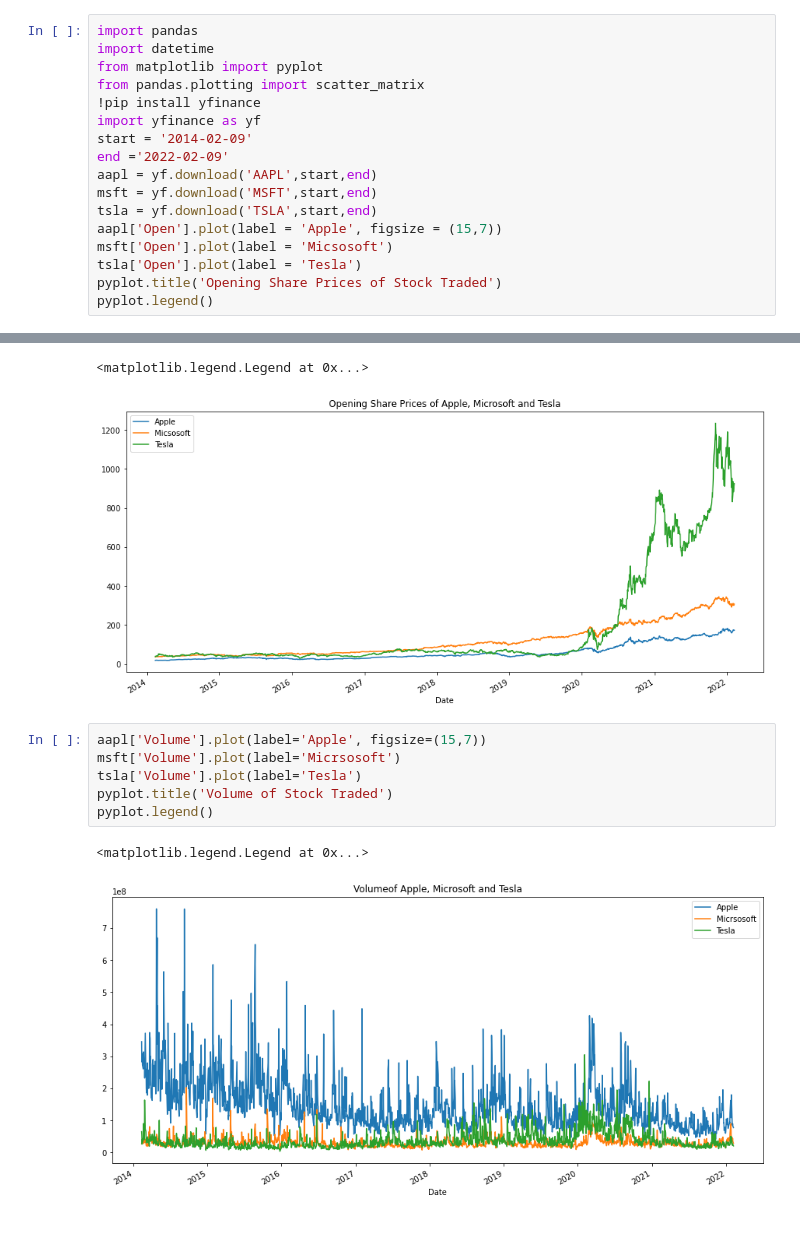
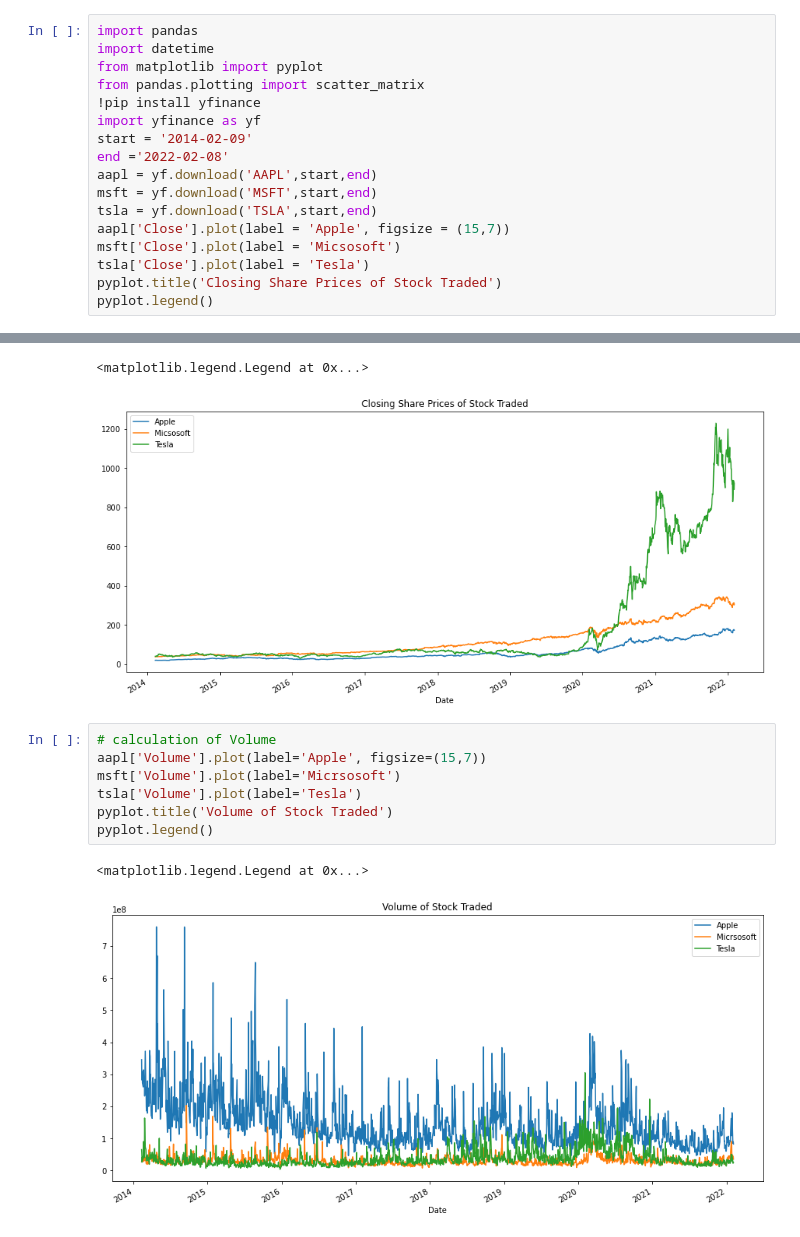
Before and after one commit to mahmudml/Finance, a Jupyter notebook: stock-apple et al.ipynb, the cells around one changed output, grey strips where cells are left out. Saved outputs shown, nothing was run; the diff lists cells and outputs as text.

```diff
--- a/stock-apple et al.ipynb
+++ b/stock-apple et al.ipynb
@@ -6,14 +6,14 @@ from pandas.plotting import scatter_matrix
 !pip install yfinance
 import yfinance as yf
 start = '2014-02-09'
-end ='2022-02-09'
+end ='2022-02-08'
 aapl = yf.download('AAPL',start,end)
 msft = yf.download('MSFT',start,end)
 tsla = yf.download('TSLA',start,end)
-aapl['Open'].plot(label = 'Apple', figsize = (15,7))
-msft['Open'].plot(label = 'Micsosoft')
-tsla['Open'].plot(label = 'Tesla')
-pyplot.title('Opening Share Prices of Stock Traded')
+aapl['Close'].plot(label = 'Apple', figsize = (15,7))
+msft['Close'].plot(label = 'Micsosoft')
+tsla['Close'].plot(label = 'Tesla')
+pyplot.title('Closing Share Prices of Stock Traded')
 pyplot.legend()
 # %% [output]
 Requirement already satisfied: yfinance in /home/mahmud/anaconda3/lib/python3.9/site-packages (0.1.70)
@@ -31,10 +31,11 @@ Requirement already satisfied: certifi>=2017.4.17 in /home/mahmud/anaconda3/lib/
 Requirement already satisfied: six>=1.5 in /home/mahmud/anaconda3/lib/python3.9/site-packages (from python-dateutil>=2.7.3->pandas>=0.24.0->yfinance) (1.16.0)
 [*********************100%***********************]  1 of 1 completed
 [*********************100%***********************]  1 of 1 completed
 [*********************100%***********************]  1 of 1 completed
 <matplotlib.legend.Legend at 0x...>
-[figure, old version]
+[figure, new version]
 # %%
+# calculation of Volume
 aapl['Volume'].plot(label='Apple', figsize=(15,7))
 msft['Volume'].plot(label='Micrsosoft')
 tsla['Volume'].plot(label='Tesla')
@@ -42,5 +43,5 @@ pyplot.title('Volume of Stock Traded')
 pyplot.legend()
 # %% [output]
 <matplotlib.legend.Legend at 0x...>
-[figure, old version]
+[figure, new version]
 # %%
```
Also changed, not shown: parts of 5 cells of this notebook.
